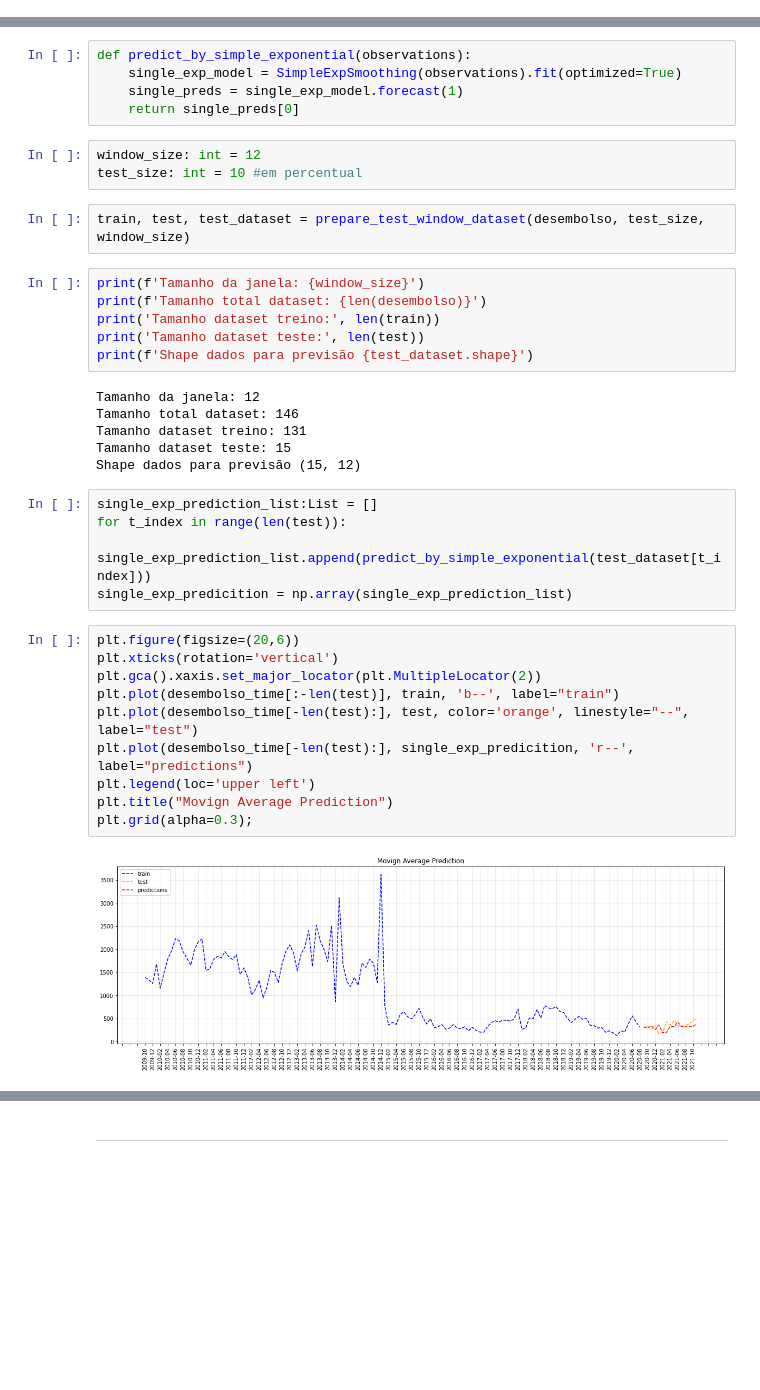
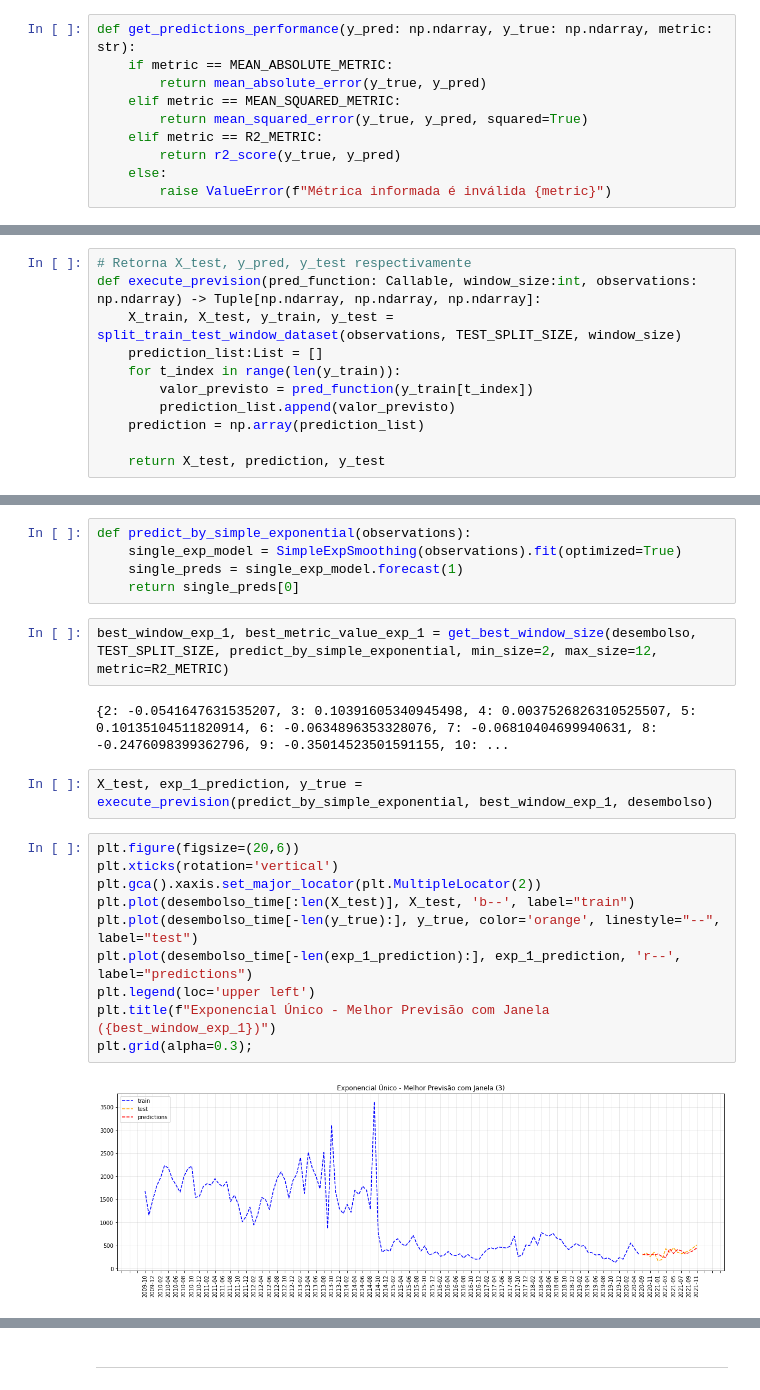
Before and after one commit to gdutramartins/forecast-desembolso, a Jupyter notebook: univariate_stats_pred.ipynb, the cells around one changed output, grey strips where cells are left out. Drawn from its saved outputs; the diff is of its cells as text; blank space fills up the shorter version.

```diff
--- a/univariate_stats_pred.ipynb
+++ b/univariate_stats_pred.ipynb
@@ -69,0 +65,10 @@ def prepare_test_window_dataset(full_dataset: np.ndarray, test_percentual_size:
+# %%
+def get_predictions_performance(y_pred: np.ndarray, y_true: np.ndarray, metric: str):
+    if metric == MEAN_ABSOLUTE_METRIC:
+        return mean_absolute_error(y_true, y_pred)
+    elif metric == MEAN_SQUARED_METRIC:
+        return mean_squared_error(y_true, y_pred, squared=True)
+    elif metric == R2_METRIC:
+        return r2_score(y_true, y_pred)
+    else:
+        raise ValueError(f"Métrica informada é inválida {metric}")
@@ -70,3 +121,14 @@ def prepare_test_window_dataset(full_dataset: np.ndarray, test_percentual_size:
+# %%
+# Retorna X_test, y_pred, y_test respectivamente
+def execute_prevision(pred_function: Callable, window_size:int, observations: np.ndarray) -> Tuple[np.ndarray, np.ndarray, np.ndarray]:
+    X_train, X_test, y_train, y_test = split_train_test_window_dataset(observations, TEST_SPLIT_SIZE, window_size)
+    prediction_list:List = []
+    for t_index in range(len(y_train)):
+        valor_previsto = pred_function(y_train[t_index])
+        prediction_list.append(valor_previsto)
+    prediction = np.array(prediction_list)
+
+    return X_test, prediction, y_test
 # %% [markdown]
 ---
 # %% [markdown]
@@ -134,38 +179,22 @@ def predict_by_simple_exponential(observations):
     single_exp_model = SimpleExpSmoothing(observations).fit(optimized=True)
     single_preds = single_exp_model.forecast(1)
     return single_preds[0]
-# %%
-window_size: int = 12
-test_size: int = 10 #em percentual
+# %%
+best_window_exp_1, best_metric_value_exp_1 = get_best_window_size(desembolso, TEST_SPLIT_SIZE, predict_by_simple_exponential, min_size=2, max_size=12, metric=R2_METRIC)
+# %% [output]
+{2: -0.0541647631535207, 3: 0.10391605340945498, 4: 0.0037526826310525507, 5: 0.10135104511820914, 6: -0.0634896353328076, 7: -0.06810404699940631, 8: -0.2476098399362796, 9: -0.35014523501591155, 10: ...
 # %%
-train, test, test_dataset = prepare_test_window_dataset(desembolso, test_size, window_size)
+X_test, exp_1_prediction, y_true = execute_prevision(predict_by_simple_exponential, best_window_exp_1, desembolso)
-# %%
-print(f'Tamanho da janela: {window_size}')
-print(f'Tamanho total dataset: {len(desembolso)}')
-print('Tamanho dataset treino:', len(train))
-print('Tamanho dataset teste:', len(test))
-print(f'Shape dados para previsão {test_dataset.shape}')
-# %% [output]
-Tamanho da janela: 12
-Tamanho total dataset: 146
-Tamanho dataset treino: 131
-Tamanho dataset teste: 15
-Shape dados para previsão (15, 12)
-# %%
-single_exp_prediction_list:List = []
-for t_index in range(len(test)):
-    single_exp_prediction_list.append(predict_by_simple_exponential(test_dataset[t_index]))
-single_exp_predicition = np.array(single_exp_prediction_list)
 # %%
 plt.figure(figsize=(20,6))
 plt.xticks(rotation='vertical')
 plt.gca().xaxis.set_major_locator(plt.MultipleLocator(2))
-plt.plot(desembolso_time[:-len(test)], train, 'b--', label="train")
-plt.plot(desembolso_time[-len(test):], test, color='orange', linestyle="--", label="test")
-plt.plot(desembolso_time[-len(test):], single_exp_predicition, 'r--', label="predictions")
+plt.plot(desembolso_time[:len(X_test)], X_test, 'b--', label="train")
+plt.plot(desembolso_time[-len(y_true):], y_true, color='orange', linestyle="--", label="test")
+plt.plot(desembolso_time[-len(exp_1_prediction):], exp_1_prediction, 'r--', label="predictions")
 plt.legend(loc='upper left')
-plt.title("Movign Average Prediction")
+plt.title(f"Exponencial Único - Melhor Previsão com Janela ({best_window_exp_1})")
 plt.grid(alpha=0.3);
 # %% [output]
-[figure, old version]
+[figure, new version]
 # %%
```
Also changed, not shown: parts of 35 cells of this notebook, 1 other file.
